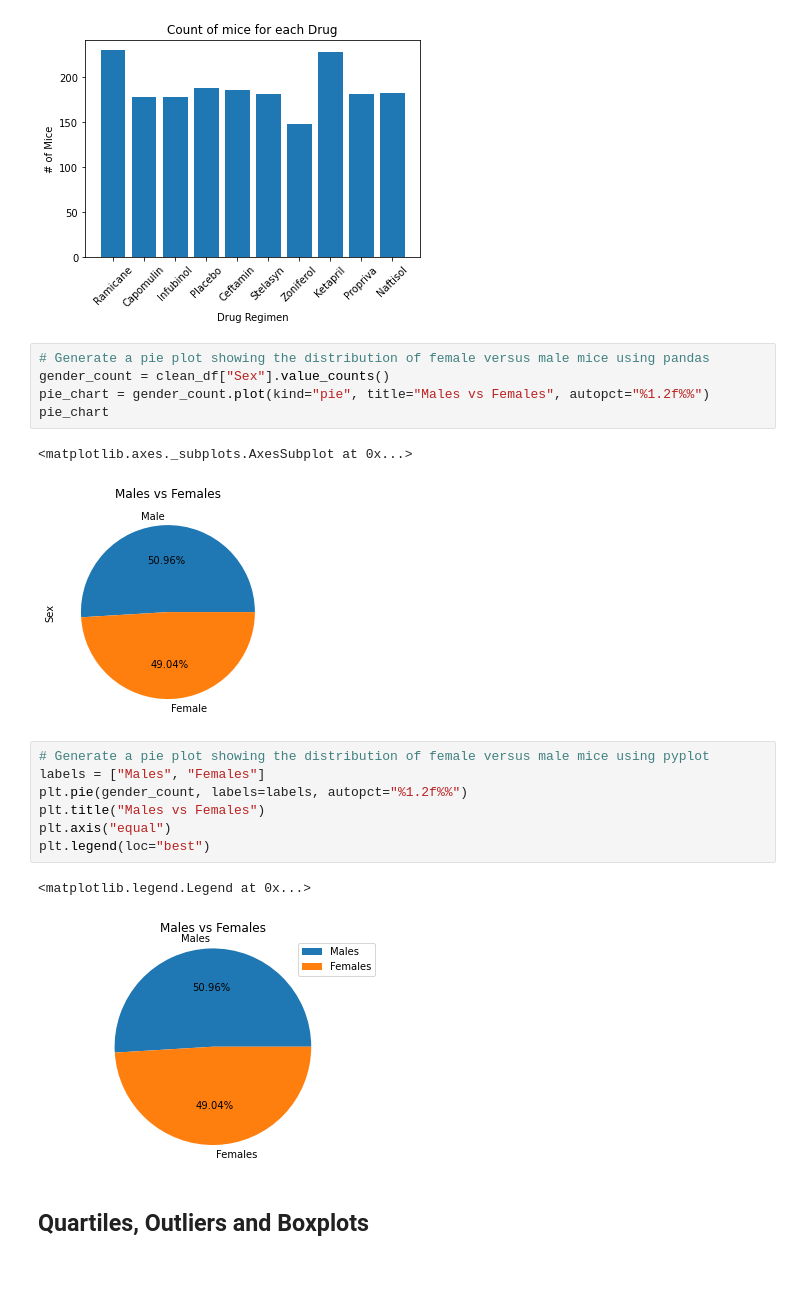
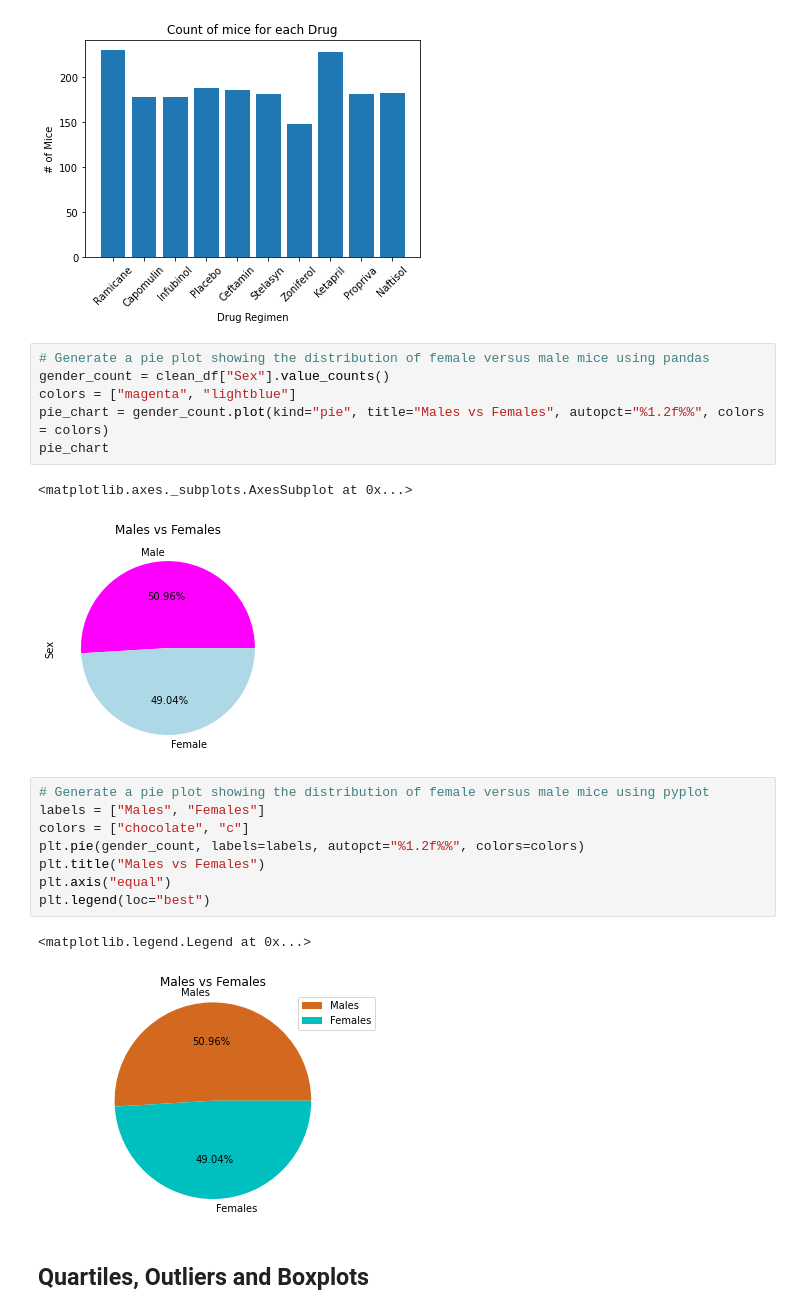
Before and after one commit to rteves0914/Matplotlib-challenge, a Jupyter notebook: Pymaceuticals.ipynb, the cells around one changed output. Cells and saved outputs as stored; diff of their text form; blank space fills up the shorter version.

```diff
--- a/Pymaceuticals.ipynb
+++ b/Pymaceuticals.ipynb
@@ -170,21 +171,23 @@ plt.show()
 # %%
 # Generate a pie plot showing the distribution of female versus male mice using pandas
 gender_count = clean_df["Sex"].value_counts()
-pie_chart = gender_count.plot(kind="pie", title="Males vs Females", autopct="%1.2f%%")
+colors = ["magenta", "lightblue"]
+pie_chart = gender_count.plot(kind="pie", title="Males vs Females", autopct="%1.2f%%", colors = colors)
 pie_chart
 # %% [output]
 <matplotlib.axes._subplots.AxesSubplot at 0x...>
-[figure, old version]
+[figure, new version]
 # %%
 # Generate a pie plot showing the distribution of female versus male mice using pyplot
 labels = ["Males", "Females"]
-plt.pie(gender_count, labels=labels, autopct="%1.2f%%")
+colors = ["chocolate", "c"]
+plt.pie(gender_count, labels=labels, autopct="%1.2f%%", colors=colors)
 plt.title("Males vs Females")
 plt.axis("equal")
 plt.legend(loc="best")
 # %% [output]
 <matplotlib.legend.Legend at 0x...>
-[figure, old version]
+[figure, new version]
 # %% [markdown]
 ## Quartiles, Outliers and Boxplots
 # %%
```
Also changed, not shown: parts of 9 cells of this notebook.
